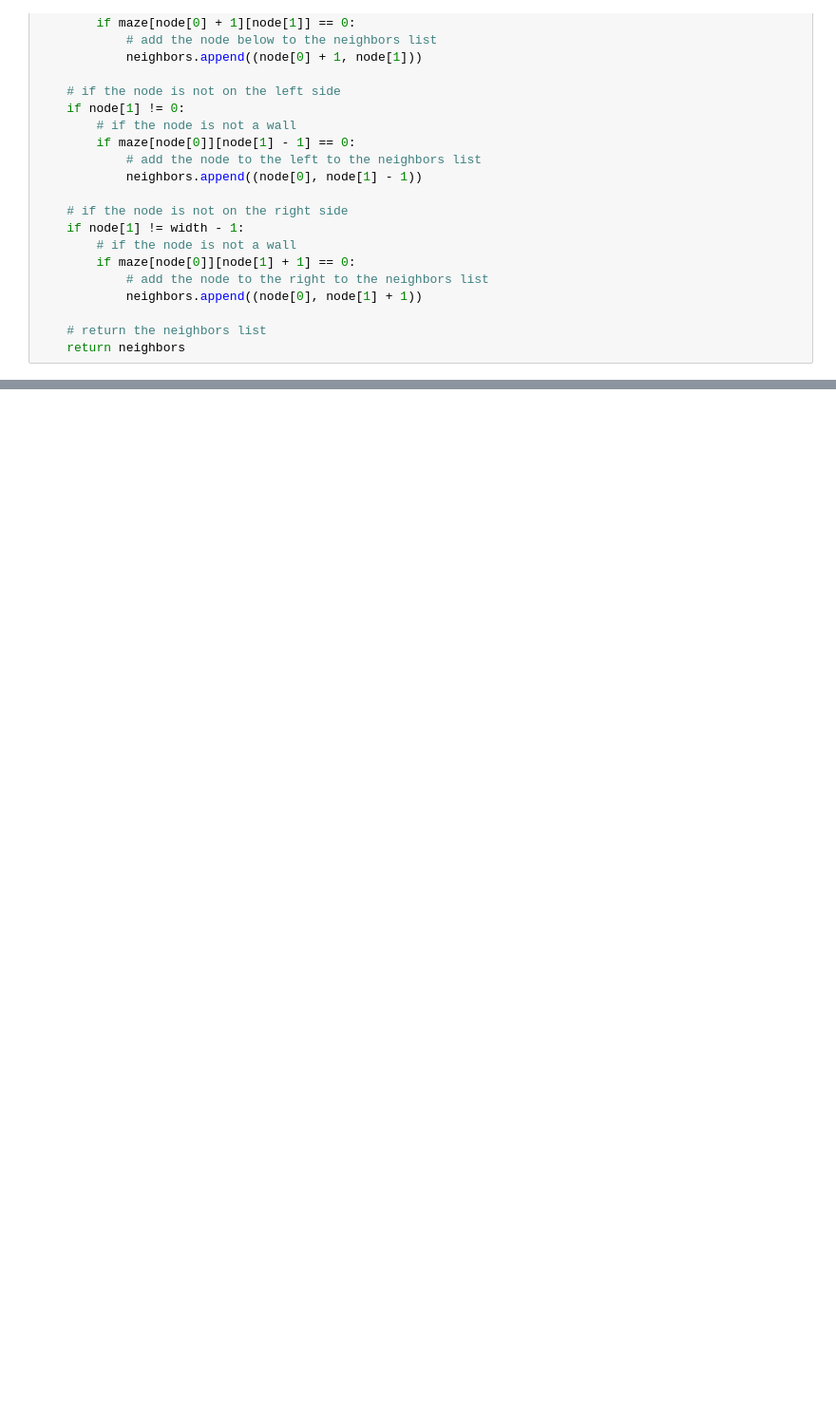
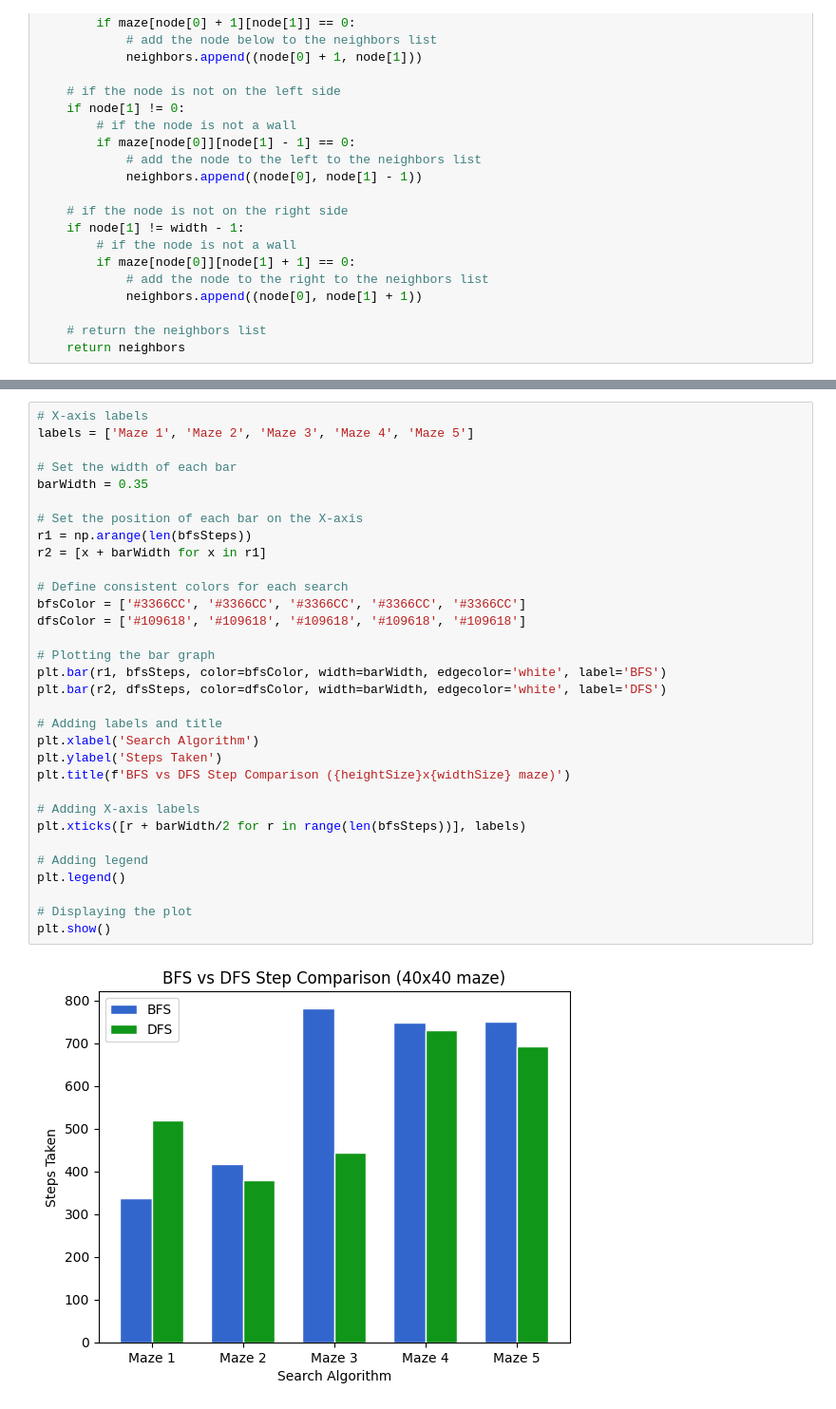
Before and after one commit to jordanhilado/cecs451-final-group5, a Jupyter notebook: general.ipynb, the cells around one changed output, grey strips where cells are left out. Shown at 95% size. Cells and saved outputs as stored; diff of their text form; blank space fills up the shorter version.

```diff
--- a/general.ipynb
+++ b/general.ipynb
@@ -447,0 +456,34 @@ BFS Times: [1.9067060947418213, 3.7299818992614746, 1.9235038757324219, 2.681176
+# %%
+# X-axis labels
+labels = ['Maze 1', 'Maze 2', 'Maze 3', 'Maze 4', 'Maze 5']
+
+# Set the width of each bar
+barWidth = 0.35
+
+# Set the position of each bar on the X-axis
+r1 = np.arange(len(bfsSteps))
+r2 = [x + barWidth for x in r1]
+
+# Define consistent colors for each search
+bfsColor = ['#3366CC', '#3366CC', '#3366CC', '#3366CC', '#3366CC']
+dfsColor = ['#109618', '#109618', '#109618', '#109618', '#109618']
+
+# Plotting the bar graph
+plt.bar(r1, bfsSteps, color=bfsColor, width=barWidth, edgecolor='white', label='BFS')
+plt.bar(r2, dfsSteps, color=dfsColor, width=barWidth, edgecolor='white', label='DFS')
+
+# Adding labels and title
+plt.xlabel('Search Algorithm')
+plt.ylabel('Steps Taken')
+plt.title(f'BFS vs DFS Step Comparison ({heightSize}x{widthSize} maze)')
+
+# Adding X-axis labels
+plt.xticks([r + barWidth/2 for r in range(len(bfsSteps))], labels)
+
+# Adding legend
+plt.legend()
+
+# Displaying the plot
+plt.show()
+# %% [output]
+[figure, added]
```
Also changed, not shown: parts of 8 cells of this notebook.
